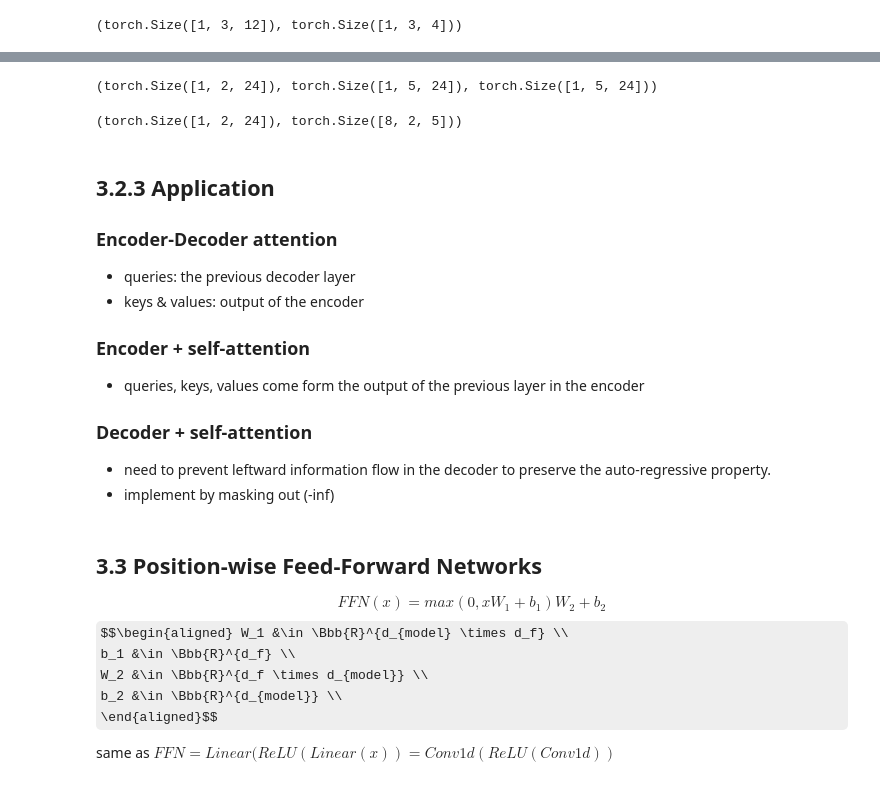
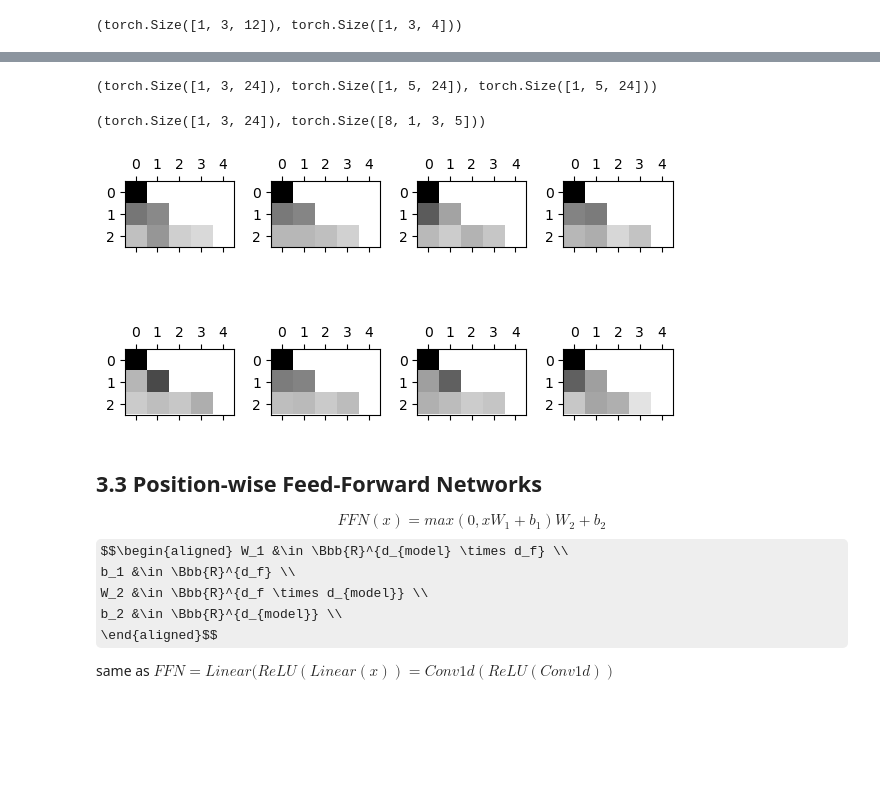
Before and after one commit to simonjisu/deepnlp_study, a Jupyter notebook: notebook/04_Transformer.ipynb, the cells around one changed output, grey strips where cells are left out. Drawn from its saved outputs; the diff is of its cells as text; code cells hidden in the pictures; some formulas as TeX source; blank space fills up the shorter version.

```diff
--- a/notebook/04_Transformer.ipynb
+++ b/notebook/04_Transformer.ipynb
@@ -152,10 +269,10 @@ class MultiHeadAttention(nn.Module):
         self.d_k = d_k
         self.d_v = d_v
         self.return_attn = return_attn
-        self.linear_q = XavierLinear(d_model, n_head*d_k)
-        self.linear_k = XavierLinear(d_model, n_head*d_k)
-        self.linear_v = XavierLinear(d_model, n_head*d_v)
-        self.linear_o = XavierLinear(n_head*d_v, d_model)
+        self.linear_q = nn.Linear(d_model, n_head*d_k)
+        self.linear_k = nn.Linear(d_model, n_head*d_k)
+        self.linear_v = nn.Linear(d_model, n_head*d_v)
+        self.linear_o = nn.Linear(n_head*d_v, d_model)
         self.attention = ScaledDotProductAttention(d_k, return_attn=return_attn)
         self.drop_out = nn.Dropout(drop_rate)
 
@@ -169,7 +286,7 @@ class MultiHeadAttention(nn.Module):
         ---------------------
         Outputs:
         * output: (B, T_q, d_model)
-        * attn: (n_head * B, T_q, T_k)
+        * attn: (n_head, B, T_q, T_k)
         """
         n_head, d_model, d_k, d_v = self.n_head, self.d_model, self.d_k, self.d_v
         B, T_q, _ = q.size()
@@ -179,12 +296,9 @@ class MultiHeadAttention(nn.Module):
         # lin_qs : (B, T_q, d_model) --> (B, T_q, n_head * d_k) --> (n_head * B, T_q, d_k)
         # lin_ks : (B, T_k, d_model) --> (B, T_k, n_head * d_k) --> (n_head * B, T_k, d_k)
         # lin_vs : (B, T_v, d_model) --> (B, T_v, n_head * d_v) --> (n_head * B, T_v, d_v)
-        lin_qs = self.linear_q(q).view(B, T_q, n_head, d_k)
-        lin_ks = self.linear_k(k).view(B, T_k, n_head, d_k)
-        lin_vs = self.linear_v(v).view(B, T_v, n_head, d_v)
-        lin_qs = lin_qs.permute(2, 0, 1, 3).contiguous().view(-1, T_q, d_k)
-        lin_ks = lin_ks.permute(2, 0, 1, 3).contiguous().view(-1, T_k, d_k)
-        lin_vs = lin_vs.permute(2, 0, 1, 3).contiguous().view(-1, T_v, d_v)
+        lin_qs = torch.cat(self.linear_q(q).chunk(n_head, dim=2), dim=0)
+        lin_ks = torch.cat(self.linear_k(k).chunk(n_head, dim=2), dim=0)
+        lin_vs = torch.cat(self.linear_v(v).chunk(n_head, dim=2), dim=0)
 
         if mask is not None:
             mask = mask.repeat(n_head, 1, 1)
@@ -197,49 +311,49 @@ class MultiHeadAttention(nn.Module):
         else:
             heads = self.attention(q=lin_qs, k=lin_ks, v=lin_vs, mask=mask)
         # concat
+        # be aware `heads.view(batch, T_q, n_head*d_k)` is not same as `torch.cat(heads.chunk(n_head, dim=0), dim=-1)`
         # (n_head * B, T_q, d_v) --> (B, T_q, n_head * d_v)
-        heads_cat = torch.cat(list(heads.chunk(n_head, dim=0)), dim=-1)
+        heads_cat = torch.cat(heads.chunk(n_head, dim=0), dim=-1)
         output = self.linear_o(heads_cat)  # (B, T_q, n_head * d_v) --> (B, T_q, d_model)
         output = self.drop_out(output)
         if self.return_attn:
-            return output, attn
+            return output, attn.view(n_head, B, T_q, T_k).detach()
         return output
 # %%
 batch = 1
-T_q = 2
+T_q = 3
 T_k, T_v = (5, 5)
 n_head = 8
 d_model = 3*n_head
 d_k = 5
 d_v = 5
 mask = torch.ByteTensor([[[0, 1, 1, 1, 1],
-                          [0, 0, 1, 1, 1]]])
+                          [0, 0, 1, 1, 1],
+                          [0, 0, 0, 0, 1]]])
 q, k, v = torch.randn((batch, T_q, d_model)), torch.randn((batch, T_k, d_model)), torch.randn((batch, T_v, d_model))
 q.size(), k.size(), v.size()
 # %% [output]
-(torch.Size([1, 2, 24]), torch.Size([1, 5, 24]), torch.Size([1, 5, 24]))
+(torch.Size([1, 3, 24]), torch.Size([1, 5, 24]), torch.Size([1, 5, 24]))
 # %%
-multiheadattention = MultiHeadAttention(n_head, d_model, d_k, d_v)
-o, attn = multiheadattention(q, k, v, mask=mask)
+multihead_attention = MultiHeadAttention(n_head, d_model, d_k, d_v)
+o, attn = multihead_attention(q, k, v, mask=mask)
 o.size(), attn.size()
 # %% [output]
-(torch.Size([1, 2, 24]), torch.Size([8, 2, 5]))
+(torch.Size([1, 3, 24]), torch.Size([8, 1, 3, 5]))
-# %% [markdown]
-## 3.2.3 Application
-
-### Encoder-Decoder attention
-
-* queries: the previous decoder layer
-* keys & values: output of the encoder
-
-### Encoder + self-attention
-
-* queries, keys, values come form the output of the previous layer in the encoder
-
-### Decoder + self-attention
-
-* need to prevent leftward information flow in the decoder to preserve the auto-regressive property.
-* implement by masking out (-inf)
+# %%
+# to see `n_head` views of attentions
+
+def draw_attentions(n_head, attn):
+    fig, axes = plt.subplots(2, 4, dpi=100)
+    for k in range(n_head):
+        i = k % 2
+        j = k // 2
+        axes[i, j].matshow(attn[k].squeeze(0).numpy(), cmap="binary")
+    plt.tight_layout()
+# %%
+draw_attentions(n_head, attn)
+# %% [output]
+[figure, added]
 # %% [markdown]
 ## 3.3 Position-wise Feed-Forward Networks
 
```
Also changed, not shown: parts of 64 cells of this notebook.
